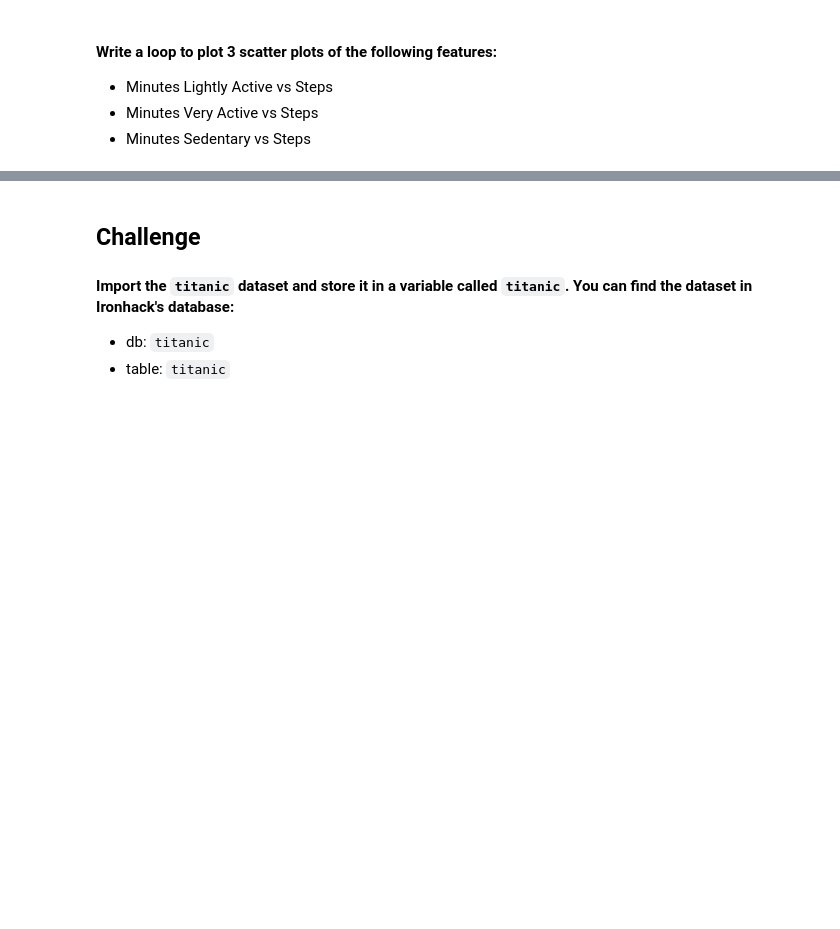
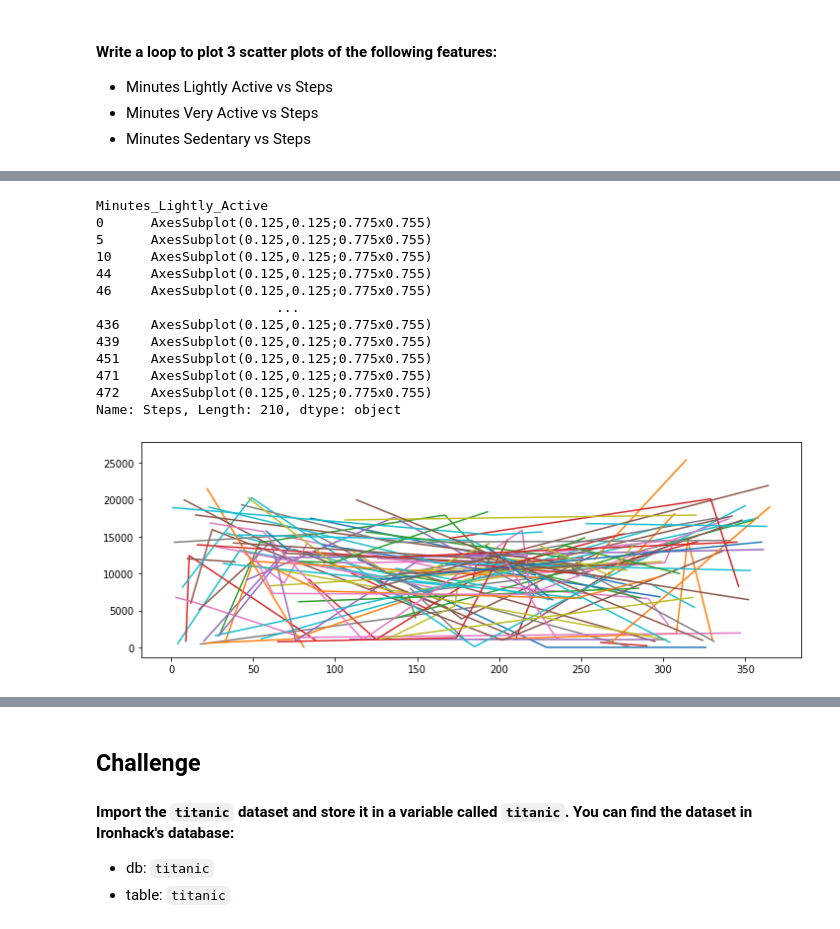
Before and after one commit to Ironhack-Data-Madrid-Mayo-2022/5.2-lab-matplotlib-seaborn, a Jupyter notebook: your-code/main.ipynb, the cells around one changed output, grey strips where cells are left out. Saved outputs shown, nothing was run; the diff lists cells and outputs as text; code cells hidden in the pictures; blank space fills up the shorter version.

```diff
--- a/your-code/main.ipynb
+++ b/your-code/main.ipynb
@@ -15,0 +14,3 @@ import numpy as np
+# %%
+fit = pd.read_csv(r'C:/Users/javip/Lab1/Laboratorios/5.2-lab-matplotlib-seaborn/data/Fitbit2.csv')
+fit
@@ -25,4 +40,13 @@ How the average number of steps change by month. Use the appropriate visualizati
 * Explore plt.sca
 * Explore plt.xticks
 * Save your figures in a folder called `figures` in your repo.
+# %%
+import pylab as plt
+
+
+plt.rcParams['figure.figsize']=(12, 4)
+
+import seaborn as sns
+import matplotlib
+import matplotlib.pyplot as plt
 # %%
@@ -41,0 +78,9 @@ How the average number of steps change by month. Use the appropriate visualizati
+# %%
+fit.rename({'Calorie burned': 'Calorie_Burned'}, axis=0, inplace = True)
+fit.rename({'Minutes Sedentary': 'Minutes_Sedentary'}, axis=1, inplace = True)
+fit.rename({'Minutes Lightly Active': 'Minutes_Lightly_Active'}, axis=1, inplace = True)
+fit.rename({'Minutes Fairly Active': 'Minutes_Fairly_Active'}, axis=1, inplace = True)
+fit.rename({'Minutes Very Active': 'Minutes_very_Active'}, axis=1, inplace = True)
+fit.rename({'Hours Sleep': 'Hours_Sleep'}, axis=1, inplace = True)
+fit.rename({'Sleep efficiency': 'Sleep_Efficiency'}, axis=1, inplace = True)
+fit
@@ -41,0 +101,17 @@ How the average number of steps change by month. Use the appropriate visualizati
+# %%
+fit.groupby('Minutes_Lightly_Active').Steps.plot(kind = 'line')
+# %% [output]
+Minutes_Lightly_Active
+0      AxesSubplot(0.125,0.125;0.775x0.755)
+5      AxesSubplot(0.125,0.125;0.775x0.755)
+10     AxesSubplot(0.125,0.125;0.775x0.755)
+44     AxesSubplot(0.125,0.125;0.775x0.755)
+46     AxesSubplot(0.125,0.125;0.775x0.755)
+                       ...
+436    AxesSubplot(0.125,0.125;0.775x0.755)
+439    AxesSubplot(0.125,0.125;0.775x0.755)
+451    AxesSubplot(0.125,0.125;0.775x0.755)
+471    AxesSubplot(0.125,0.125;0.775x0.755)
+472    AxesSubplot(0.125,0.125;0.775x0.755)
+Name: Steps, Length: 210, dtype: object
+[figure, added]
```
Also changed, not shown: parts of 9 cells of this notebook.
